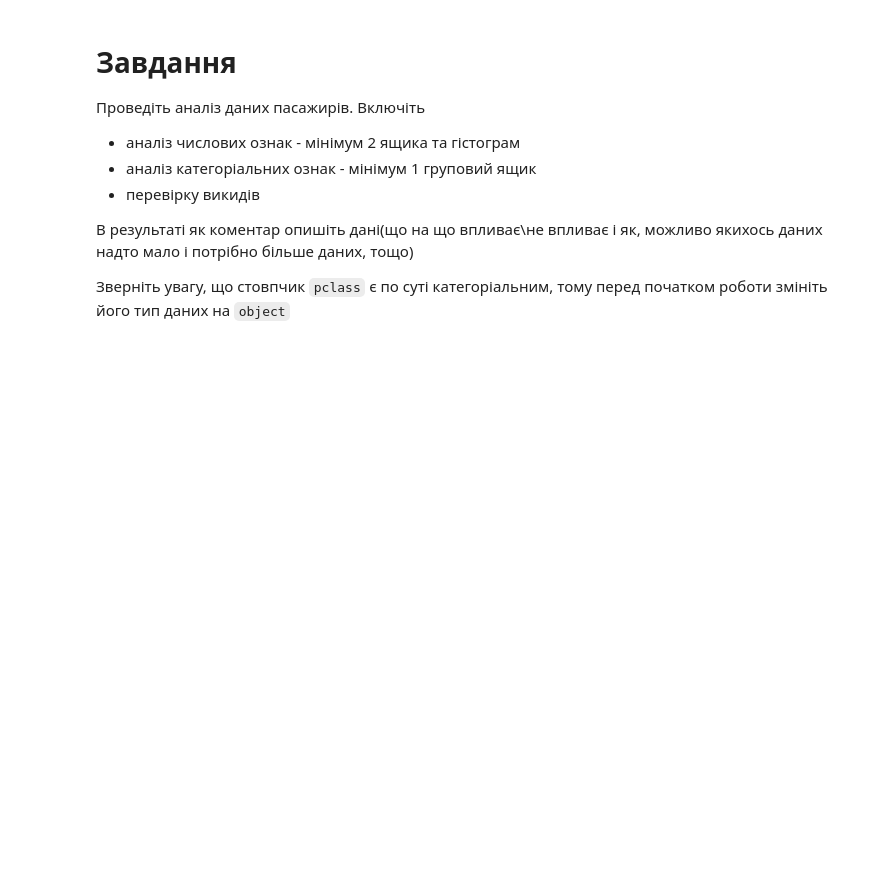
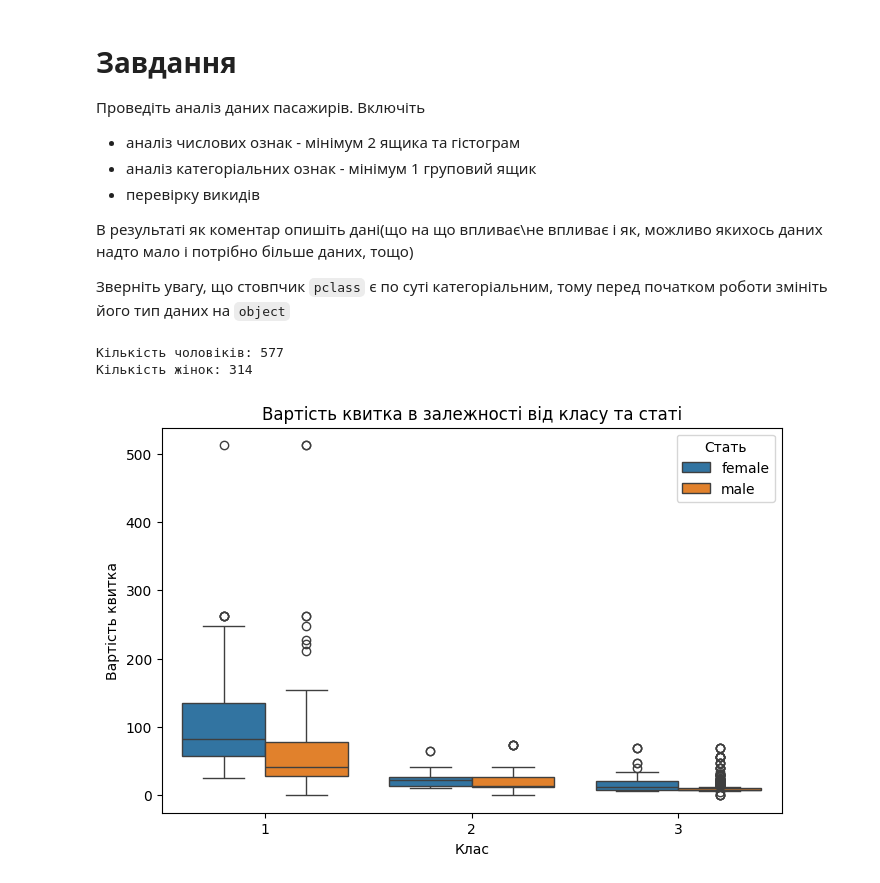
Before and after one commit to Margo-s-M/AI_Colab, a Jupyter notebook: ДЗ_5.ipynb, the cells around one changed output. Saved outputs shown, nothing was run; the diff lists cells and outputs as text; code cells hidden in the pictures; blank space fills up the shorter version.

```diff
--- a/ДЗ_5.ipynb
+++ b/ДЗ_5.ipynb
@@ -138,3 +182,21 @@ plt.clim(-1, 1)
 В результаті як коментар опишіть дані(що на що впливає\не впливає і як, можливо якихось даних надто мало і потрібно більше даних, тощо)
 
 Зверніть увагу, що стовпчик `pclass` є по суті категоріальним, тому перед початком роботи змініть його тип даних на `object`
+# %%
+male_count = df[df["sex"] == "male"].shape[0]
+female_count = df[df["sex"] == "female"].shape[0]
+print(f"Кількість чоловіків: {male_count}")
+print(f"Кількість жінок: {female_count}")
+# %% [output]
+Кількість чоловіків: 577
+Кількість жінок: 314
+# %%
+plt.figure(figsize=(8, 5))
+sns.boxplot(x=df["pclass"], y=df["fare"], hue=df["sex"])
+plt.title("Вартість квитка в залежності від класу та статі")
+plt.xlabel("Клас")
+plt.ylabel("Вартість квитка")
+plt.legend(title="Стать")
+plt.show()
+# %% [output]
+[figure, added]
```
Also changed, not shown: parts of 8 cells of this notebook.
